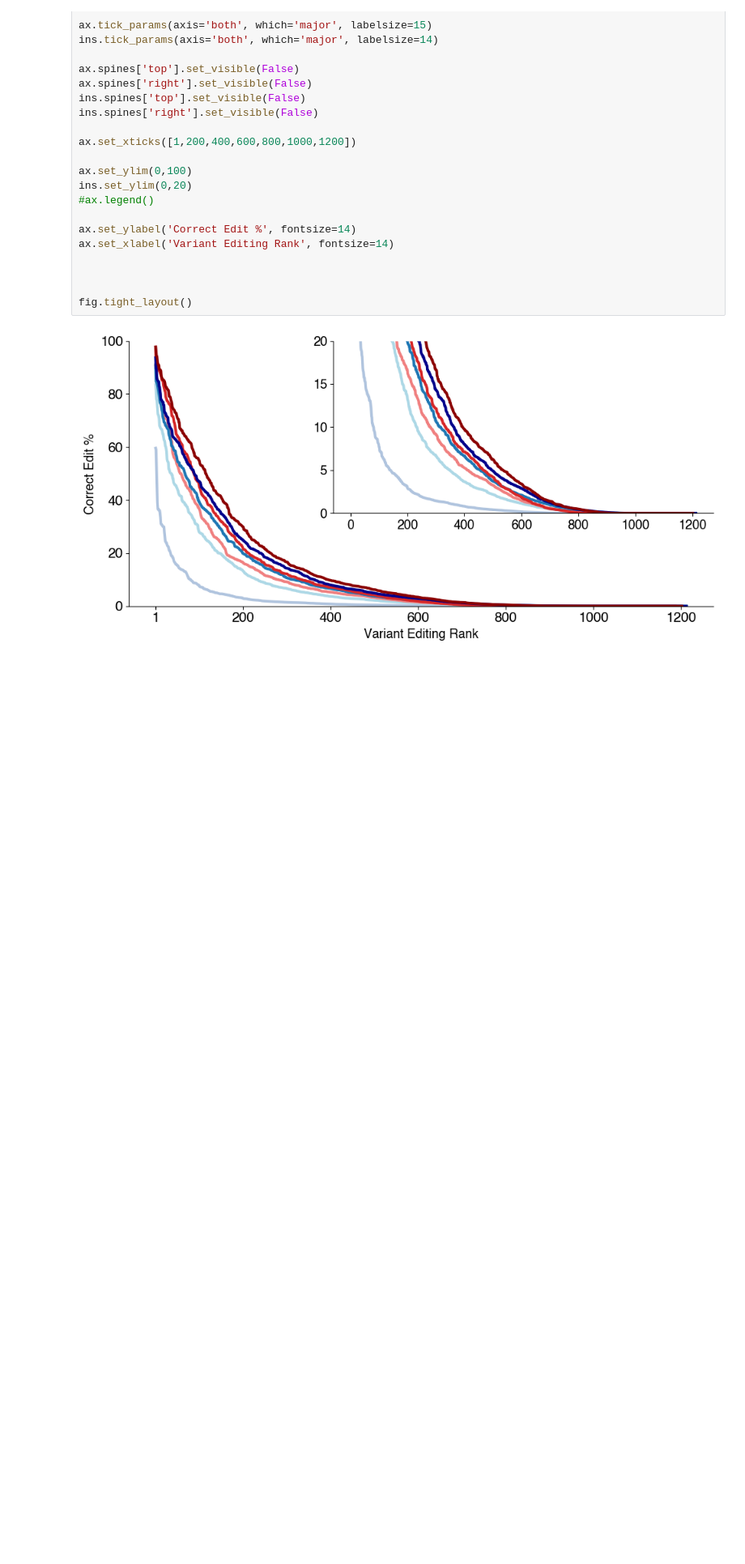
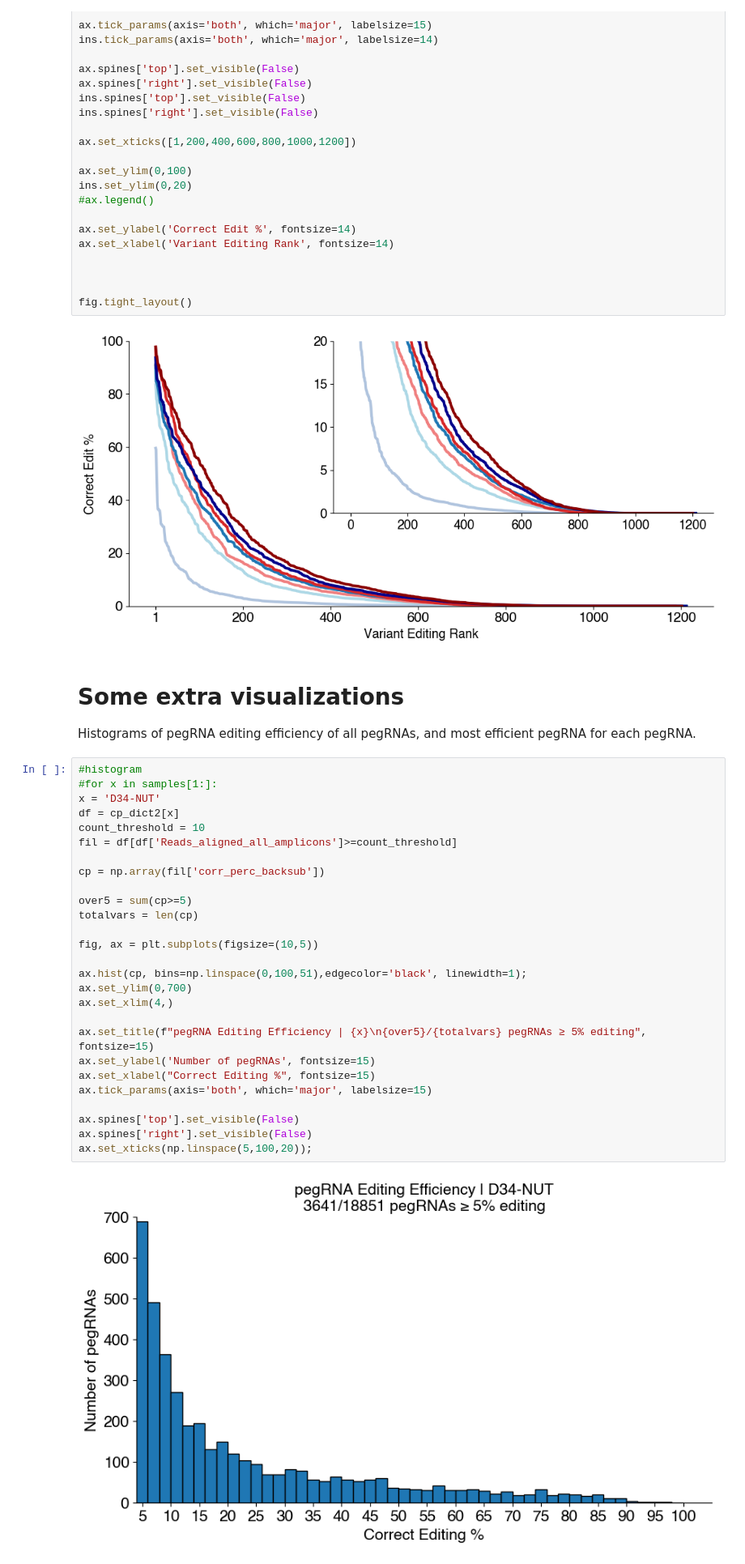
Before and after one commit to samgould2/p53-prime-editing-sensor, a Jupyter notebook: figure1.ipynb, the cells around one changed output. Shown at 81% size. Saved outputs shown, nothing was run; the diff lists cells and outputs as text; blank space fills up the shorter version.

Commit message:
extra_viz
histograms for figure 1

```diff
--- a/figure1.ipynb
+++ b/figure1.ipynb
@@ -324,3 +324,36 @@ ax.set_xlabel('Variant Editing Rank', fontsize=14)
 fig.tight_layout()
 # %% [output]
 [figure]
+# %% [markdown]
+# Some extra visualizations
+
+Histograms of pegRNA editing efficiency of all pegRNAs, and most efficient pegRNA for each pegRNA.
+# %%
+#histogram
+#for x in samples[1:]:
+x = 'D34-NUT'
+df = cp_dict2[x]
+count_threshold = 10
+fil = df[df['Reads_aligned_all_amplicons']>=count_threshold]
+
+cp = np.array(fil['corr_perc_backsub'])
+
+over5 = sum(cp>=5)
+totalvars = len(cp)
+
+fig, ax = plt.subplots(figsize=(10,5))
+
+ax.hist(cp, bins=np.linspace(0,100,51),edgecolor='black', linewidth=1);
+ax.set_ylim(0,700)
+ax.set_xlim(4,)
+
+ax.set_title(f"pegRNA Editing Efficiency | {x}\n{over5}/{totalvars} pegRNAs ≥ 5% editing", fontsize=15)
+ax.set_ylabel('Number of pegRNAs', fontsize=15)
+ax.set_xlabel("Correct Editing %", fontsize=15)
+ax.tick_params(axis='both', which='major', labelsize=15)
+
+ax.spines['top'].set_visible(False)
+ax.spines['right'].set_visible(False)
+ax.set_xticks(np.linspace(5,100,20));
+# %% [output]
+[figure, added]
```
Also changed, not shown: parts of 2 cells of this notebook.
